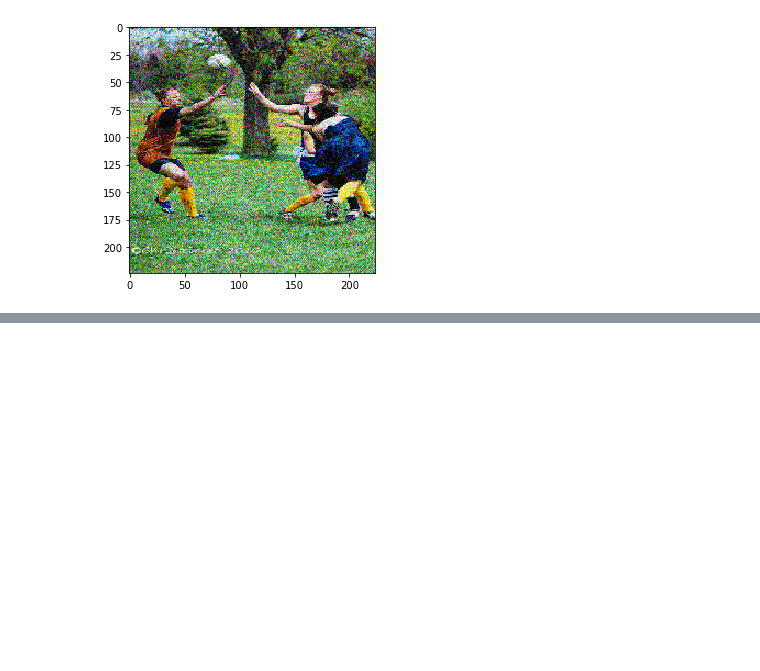
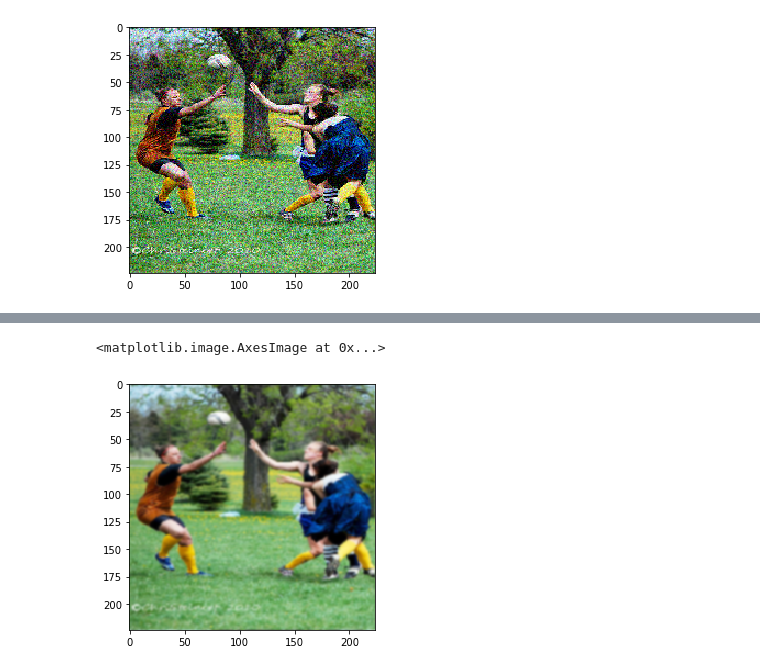
Before and after one commit to theBraindonor/adversarial-filters, a Jupyter notebook: notebook/filter_demos.ipynb, the cells around one changed output, grey strips where cells are left out. Cells and saved outputs as stored; diff of their text form; code cells hidden in the pictures; blank space fills up the shorter version.

```diff
--- a/notebook/filter_demos.ipynb
+++ b/notebook/filter_demos.ipynb
@@ -40,0 +65,6 @@ imshow(filter.transform_image([-0.05, 0.018884564330270543], images[11][0])/255.
+# %%
+filter = FourierGaussianFilter()
+imshow(filter.transform_image([1.], images[11][0])/255.)
+# %% [output]
+<matplotlib.image.AxesImage at 0x...>
+[figure, added]
```
Also changed, not shown: parts of 6 cells of this notebook, 18 other files.
